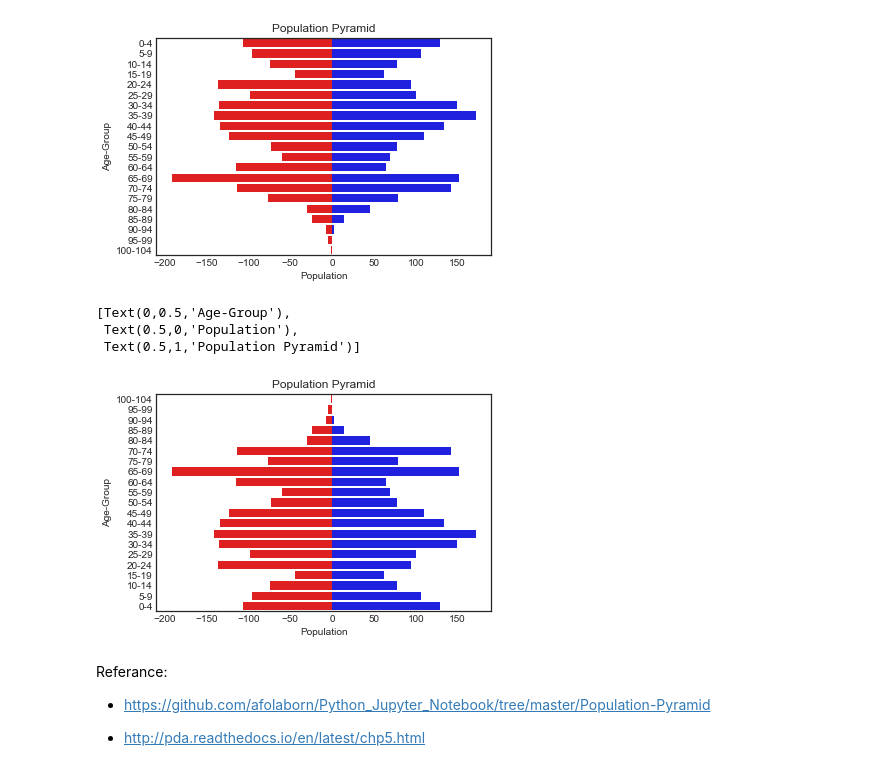
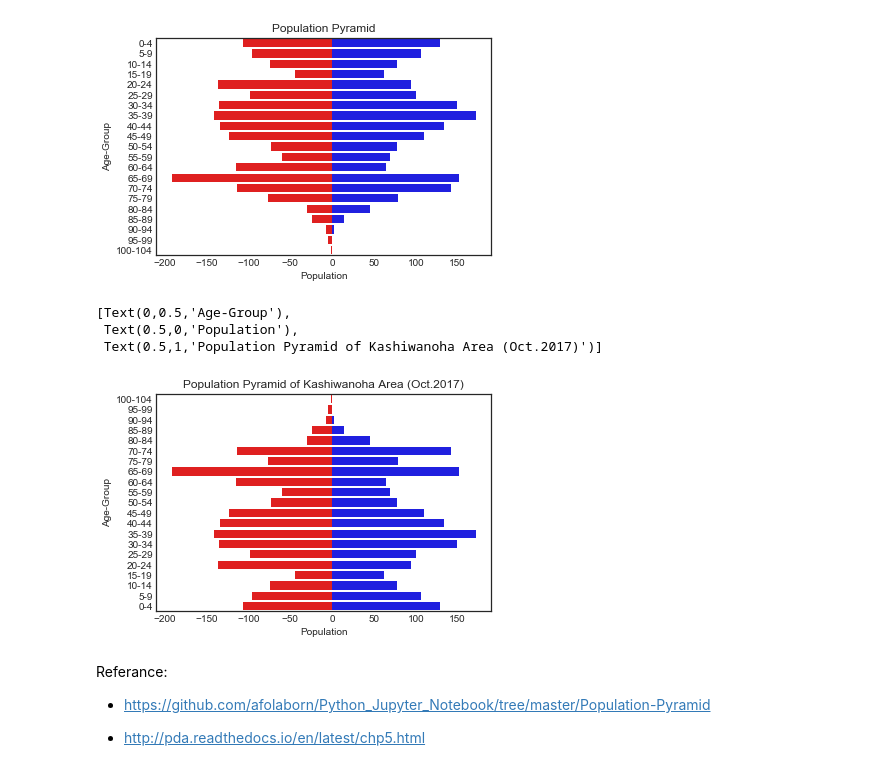
Before and after one commit to milegemiao/population-pyramid-plotting, a Jupyter notebook: population-pyramid-plotting.ipynb, the cells around one changed output. Saved outputs shown, nothing was run; the diff lists cells and outputs as text; code cells hidden in the pictures.

Commit message:
change title of figure
change title of figure

```diff
--- a/population-pyramid-plotting.ipynb
+++ b/population-pyramid-plotting.ipynb
@@ -167,23 +165,23 @@ bar_plot.set(ylabel="Age-Group", xlabel="Population", title = "Population Pyrami
 # %%
 sns.set_style("white")
 #sns.set_color_codes("pastel")
 bar_plot = sns.barplot(y = 'index', x = "F", color = "red", data = Pyramid_Data,
                       order = ['100-104','95-99','90-94','85-89','80-84',
                                '70-74','75-79','65-69','60-64','55-59',
                                '50-54','45-49','40-44','35-39','30-34',
                                '25-29','20-24','15-19','10-14','5-9','0-4'])
 bar_plot = sns.barplot(y = 'index', x = "M", color = "blue", data = Pyramid_Data,
                       order = ['100-104','95-99','90-94','85-89','80-84',
                                '70-74','75-79','65-69','60-64','55-59',
                                '50-54','45-49','40-44','35-39','30-34',
                                '25-29','20-24','15-19','10-14','5-9','0-4'])
 # sns is seaborn alias
-bar_plot.set(ylabel="Age-Group", xlabel="Population", title = "Population Pyramid")
+bar_plot.set(ylabel="Age-Group", xlabel="Population", title = "Population Pyramid of Kashiwanoha Area (Oct.2017)")
 # %% [output]
 [Text(0,0.5,'Age-Group'),
  Text(0.5,0,'Population'),
- Text(0.5,1,'Population Pyramid')]
+ Text(0.5,1,'Population Pyramid of Kashiwanoha Area (Oct.2017)')]
-[figure, old version]
+[figure, new version]
 # %% [markdown]
 Referance:
 
```
Also changed, not shown: parts of 3 cells of this notebook.
